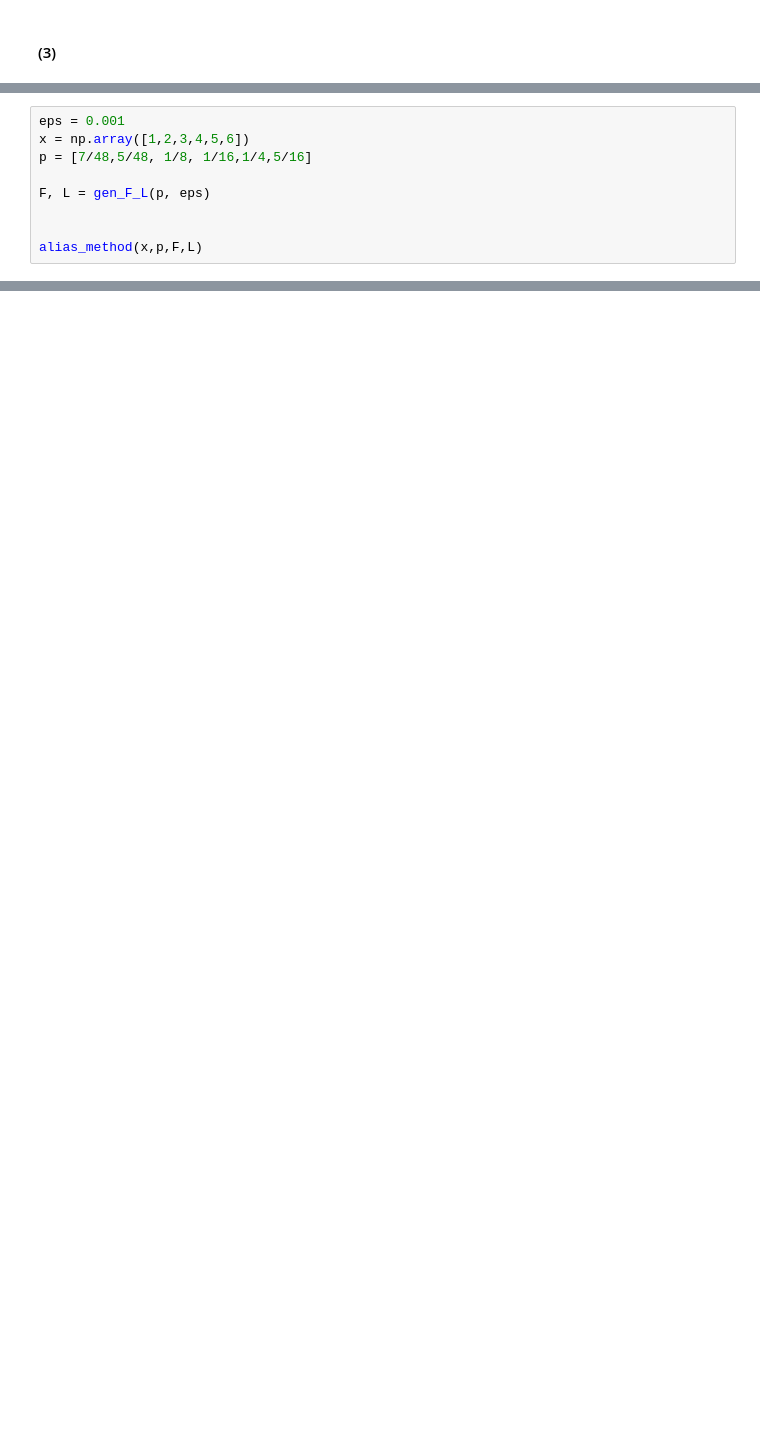
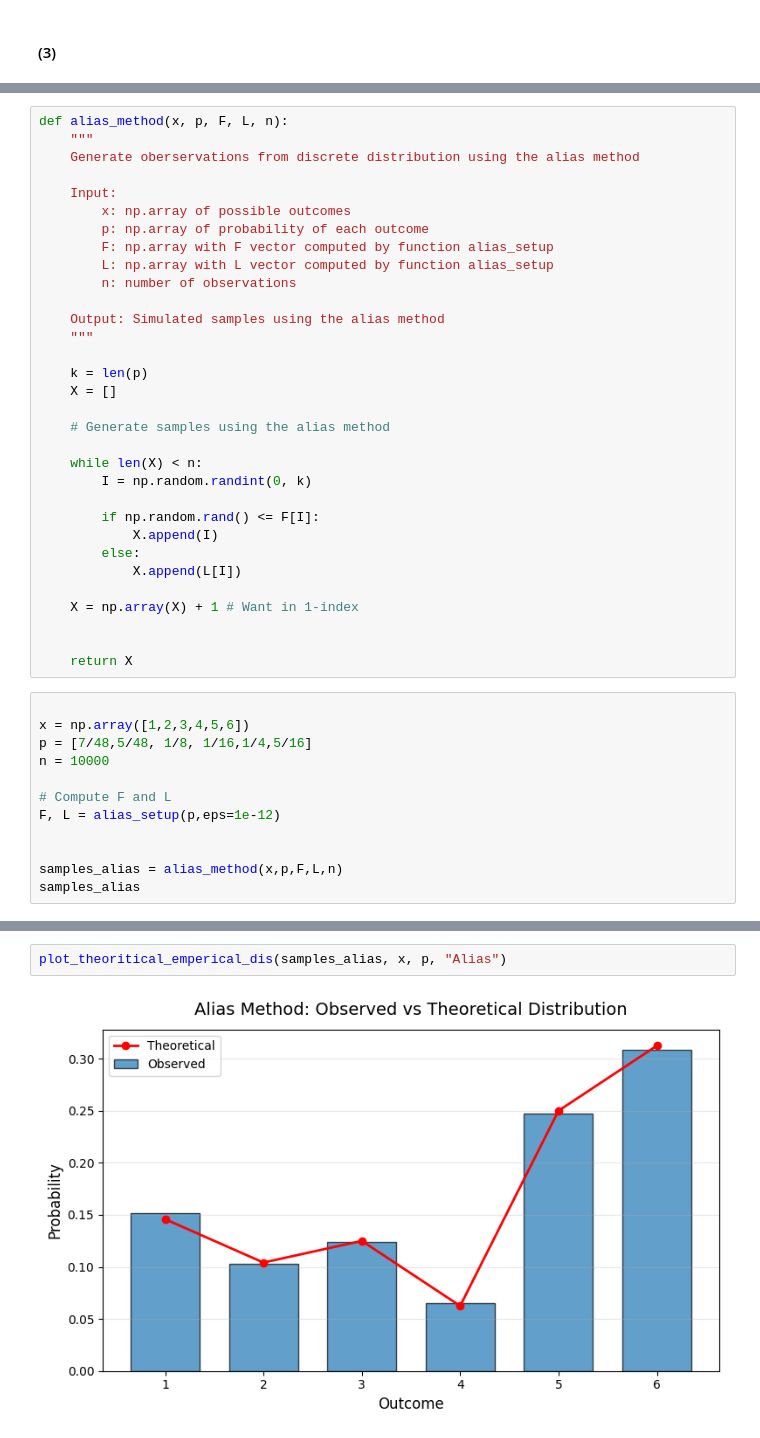
Before and after one commit to AgnesOlsen/02443_Stocastic_Simulation, a Jupyter notebook: Notebooks/Katrine.ipynb, the cells around one changed output, grey strips where cells are left out. Cells and saved outputs as stored; diff of their text form; blank space fills up the shorter version.

```diff
--- a/Notebooks/Katrine.ipynb
+++ b/Notebooks/Katrine.ipynb
@@ -954,10 +905,45 @@ def alias_method(x,p,F, L):
+# %%
+def alias_method(x, p, F, L, n):
+    """
+    Generate oberservations from discrete distribution using the alias method
+
+    Input:
+        x: np.array of possible outcomes
+        p: np.array of probability of each outcome
+        F: np.array with F vector computed by function alias_setup
+        L: np.array with L vector computed by function alias_setup
+        n: number of observations
+
+    Output: Simulated samples using the alias method
+    """
+
+    k = len(p)
+    X = []
+
+    # Generate samples using the alias method
+
+    while len(X) < n:
+        I = np.random.randint(0, k)
+
+        if np.random.rand() <= F[I]:
+            X.append(I)
+        else:
+            X.append(L[I])
+
+    X = np.array(X) + 1 # Want in 1-index
+
+
+    return X
 # %%
-eps = 0.001
+
 x = np.array([1,2,3,4,5,6])
 p = [7/48,5/48, 1/8, 1/16,1/4,5/16]
+n = 10000
 
-F, L = gen_F_L(p, eps)
+# Compute F and L
+F, L = alias_setup(p,eps=1e-12)
 
 
-alias_method(x,p,F,L)
+samples_alias = alias_method(x,p,F,L,n)
+samples_alias
 # %% [output]
@@ -965,0 +951,4 @@ array([[5, 6, 3, ..., 4, 1, 3]], shape=(1, 10000))
+# %%
+plot_theoritical_emperical_dis(samples_alias, x, p, "Alias")
+# %% [output]
+[figure, added]
```
Also changed, not shown: parts of 17 cells of this notebook.
